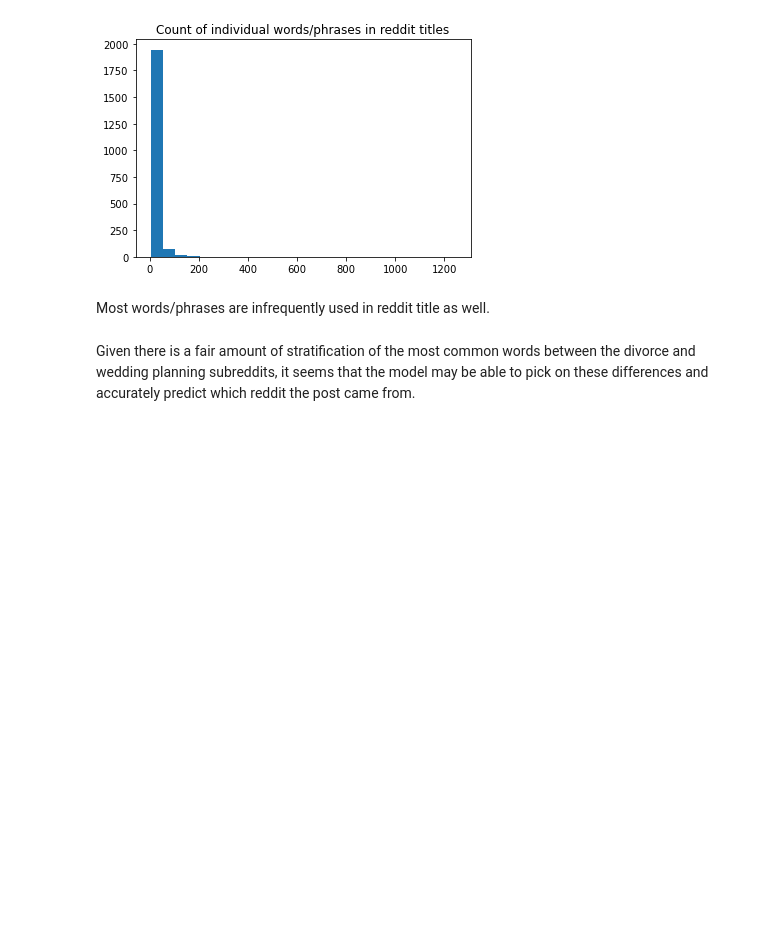
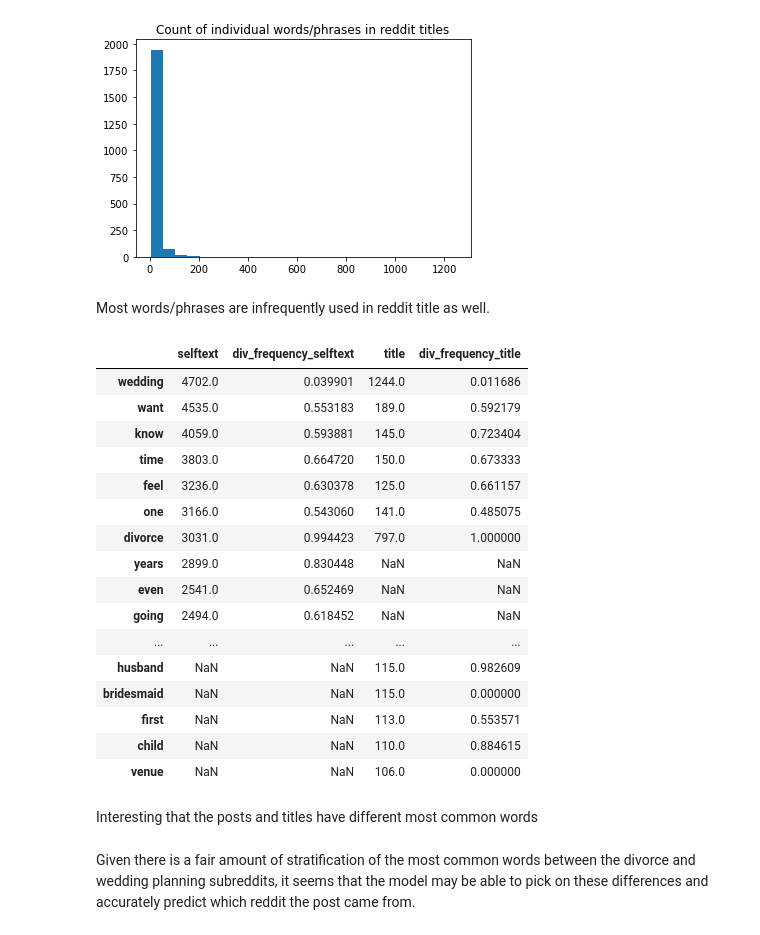
Before and after one commit to vmorenocosta/NLP-Classification-Reddit-API, a Jupyter notebook: code/01_Data_Collection.ipynb, the cells around one changed output. Saved outputs shown, nothing was run; the diff lists cells and outputs as text; code cells hidden in the pictures; blank space fills up the shorter version.

```diff
--- a/code/01_Data_Collection.ipynb
+++ b/code/01_Data_Collection.ipynb
@@ -464,4 +464,4 @@ len(df_selftext_vect.columns)
 most_common_words_selftext = df_selftext_vect.drop(columns=['subreddit','subreddit_div']).sum().sort_values(ascending=False).head(30)
 # %%
 df_most_common_words_selftext = pd.DataFrame(most_common_words_selftext, columns=['selftext'])
-df_most_common_words_selftext['div_frequency'] = [df_selftext_vect[df_selftext_vect[word]>0]['subreddit_div'].mean() for word in most_common_words_selftext.keys()]
+df_most_common_words_selftext['div_frequency_selftext'] = [df_selftext_vect[df_selftext_vect[word]>0]['subreddit_div'].mean() for word in most_common_words_selftext.keys()]
@@ -522,5 +522,5 @@ len(df_title_vect.columns)
 # %%
 most_common_words_title = df_title_vect.drop(columns=['subreddit','subreddit_div']).sum().sort_values(ascending=False).head(30)
 # %%
-df_most_common_words_title = pd.DataFrame(most_common_words_title, columns=['selftext'])
-df_most_common_words_title['div_frequency'] = [df_title_vect[df_title_vect[word]>0]['subreddit_div'].mean() for word in most_common_words_title.keys()]
+df_most_common_words_title = pd.DataFrame(most_common_words_title, columns=['title'])
+df_most_common_words_title['div_frequency_title'] = [df_title_vect[df_title_vect[word]>0]['subreddit_div'].mean() for word in most_common_words_title.keys()]
@@ -551,5 +531,29 @@ plt.title('Count of individual words/phrases in reddit titles');
 [figure]
 # %% [markdown]
 Most words/phrases are infrequently used in reddit title as well.
+# %%
+df_most_common_words = df_most_common_words_selftext.join([df_most_common_words_title], how = 'outer')
+# %%
+df_most_common_words
+# %% [output]
+|  | selftext | div_frequency_selftext | title | div_frequency_title |
+| wedding | 4702.0 | 0.039901 | 1244.0 | 0.011686 |
+| want | 4535.0 | 0.553183 | 189.0 | 0.592179 |
+| know | 4059.0 | 0.593881 | 145.0 | 0.723404 |
+| time | 3803.0 | 0.664720 | 150.0 | 0.673333 |
+| feel | 3236.0 | 0.630378 | 125.0 | 0.661157 |
+| one | 3166.0 | 0.543060 | 141.0 | 0.485075 |
+| divorce | 3031.0 | 0.994423 | 797.0 | 1.000000 |
+| years | 2899.0 | 0.830448 | NaN | NaN |
+| even | 2541.0 | 0.652469 | NaN | NaN |
+| going | 2494.0 | 0.618452 | NaN | NaN |
+| ... | ... | ... | ... | ... |
+| husband | NaN | NaN | 115.0 | 0.982609 |
+| bridesmaid | NaN | NaN | 115.0 | 0.000000 |
+| first | NaN | NaN | 113.0 | 0.553571 |
+| child | NaN | NaN | 110.0 | 0.884615 |
+| venue | NaN | NaN | 106.0 | 0.000000 |
+# %% [markdown]
+Interesting that the posts and titles have different most common words
 # %% [markdown]
 Given there is a fair amount of stratification of the most common words between the divorce and wedding planning subreddits, it seems that the model may be able to pick on these differences and accurately predict which reddit the post came from.
```
Also changed, not shown: parts of 7 cells of this notebook, 4 other files.
